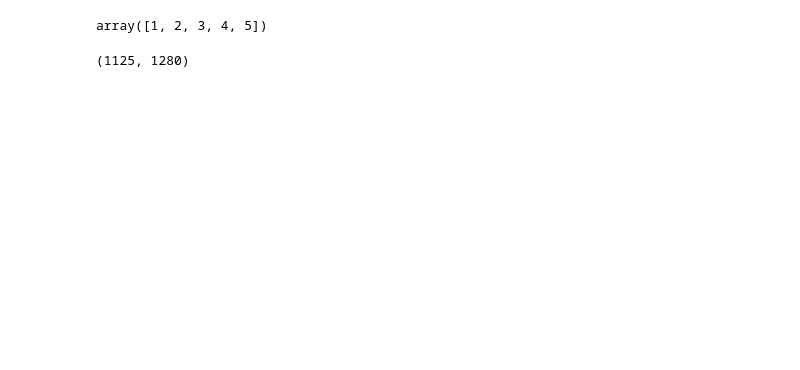
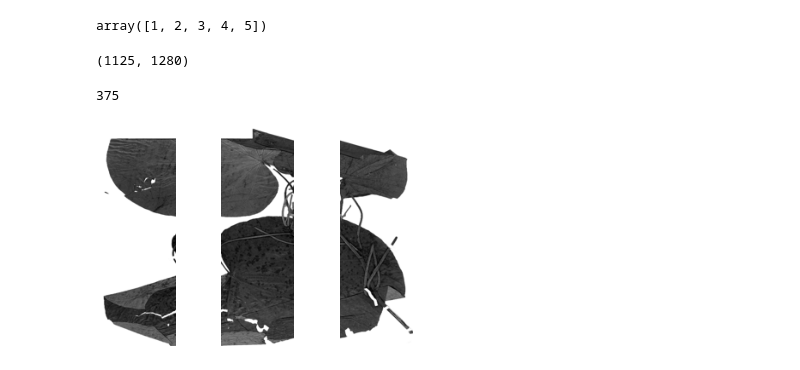
Before and after one commit to xaaaandao/deep_feature, a Jupyter notebook: main.ipynb, the cells around one changed output. Drawn from its saved outputs; the diff is of its cells as text; code cells hidden in the pictures; blank space fills up the shorter version.

Commit message:
Add plot img

```diff
--- a/main.ipynb
+++ b/main.ipynb
@@ -17,6 +19,7 @@ cfg={
     "height": 256,
     "width": 256,
 }
+list_imgs_sliced = list([])
 # %%
 def get_model(model, **kwargs):
     if model == "vgg16":
@@ -83,19 +86,23 @@ for orientation in cfg["orientation"]:
                 print(filename.resolve(), cfg["list_of_labels"][l], model_name, n_patches)
                 img = keras.preprocessing.image.load_img(str(filename.resolve()))
                 spec = keras.preprocessing.image.img_to_array(img)
+                img_sliced = list([])
                 if orientation == "h+v":
                     for p in next_patch("horizontal", spec, n_patches):
                         for q in next_patch("vertical", p, n_patches):
                             q = preprocess_input(q)
+                            img_sliced.append(keras.preprocessing.image.array_to_img(q))
                             q = numpy.expand_dims(q, axis=0)
                             features.append(model.predict(q))
                             labels.append(l + 1)
                 else:
                     for p in next_patch(orientation, spec, n_patches):
                         p = preprocess_input(p)
+                        img_sliced.append(keras.preprocessing.image.array_to_img(p))
                         p = numpy.expand_dims(p, axis=0)
                         features.append(model.predict(p))
                         labels.append(l + 1)
+                list_imgs_sliced.append({"img": img_sliced, "orientation": orientation, "patches": n_patches, "filename": str(filename.stem)})
 
             features = numpy.concatenate(features)
             labels = numpy.array(labels)
@@ -127,3 +134,35 @@ array([1, 2, 3, 4, 5])
 x["features"].shape
 # %% [output]
 (1125, 1280)
+# %%
+len(list_imgs_sliced)
+# %% [output]
+375
+# %%
+import matplotlib.pyplot
+
+def get_fig(n_patches, orientation):
+    if orientation == "horizontal":
+        return matplotlib.pyplot.subplots(nrows=n_patches)
+    if orientation == "vertical":
+        return matplotlib.pyplot.subplots(ncols=n_patches)
+    return matplotlib.pyplot.subplots(nrows=n_patches, ncols=n_patches)
+
+pathlib.Path("imgs_sliced").mkdir(exist_ok=True, parents=True)
+for img_sliced in list_imgs_sliced[len(list_imgs_sliced)-1:]:
+    filename = f"{img_sliced['filename']}+{img_sliced['orientation']}+patch={img_sliced['patches']}.png"
+    if not os.path.exists(os.path.join("imgs_sliced", filename)):
+        figure, axis = get_fig(img_sliced["patches"], img_sliced["orientation"])
+        if img_sliced["orientation"] == "h+v":
+            for i in range(0, img_sliced["patches"]):
+                for j, img in enumerate(img_sliced["img"]):
+                    axis[i][j].imshow(img)
+                    axis[i][j].axis("off")
+        else:
+            for i, img in enumerate(img_sliced["img"]):
+                axis[i].imshow(img)
+                axis[i].axis("off")
+        # matplotlib.pyplot.show()
+        figure.savefig(os.path.join("imgs_sliced", filename))
+# %% [output]
+[figure, added]
```
Also changed, not shown: parts of 1 cell of this notebook, 1 other file.
